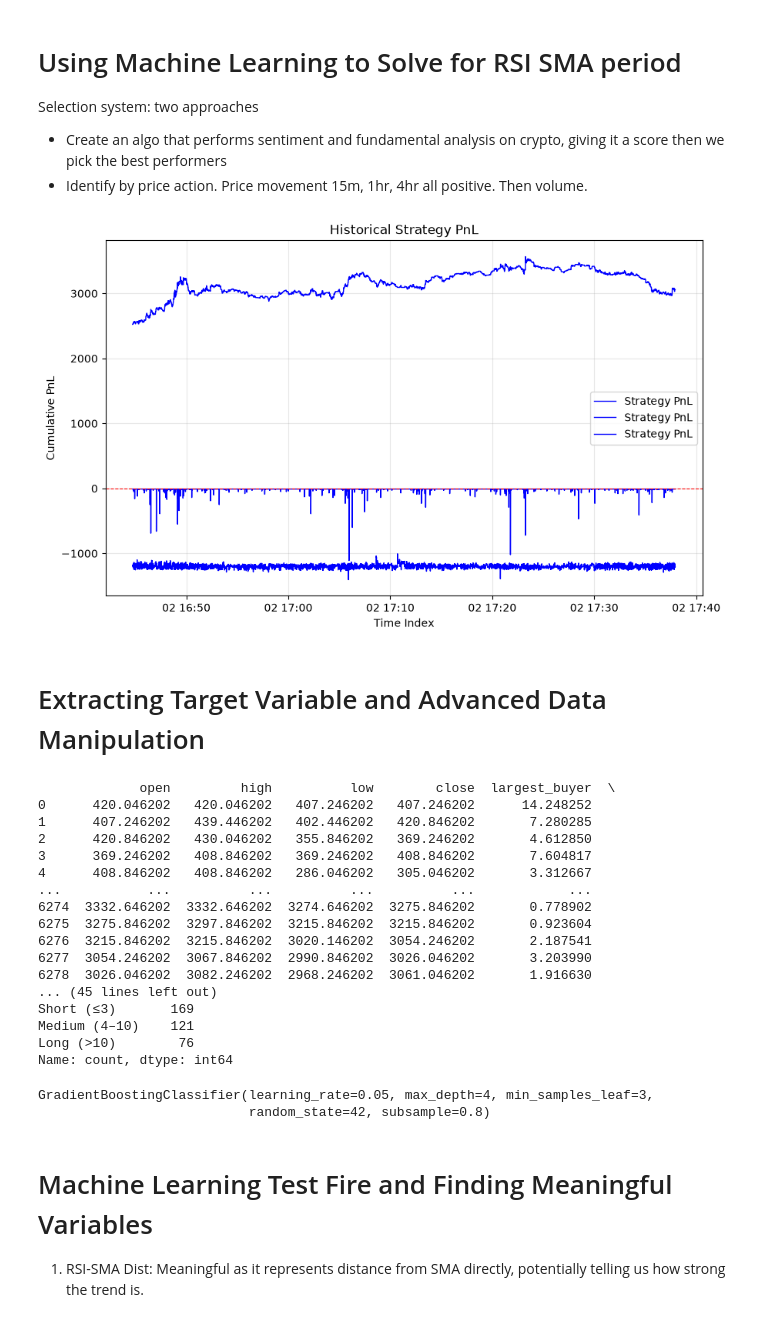
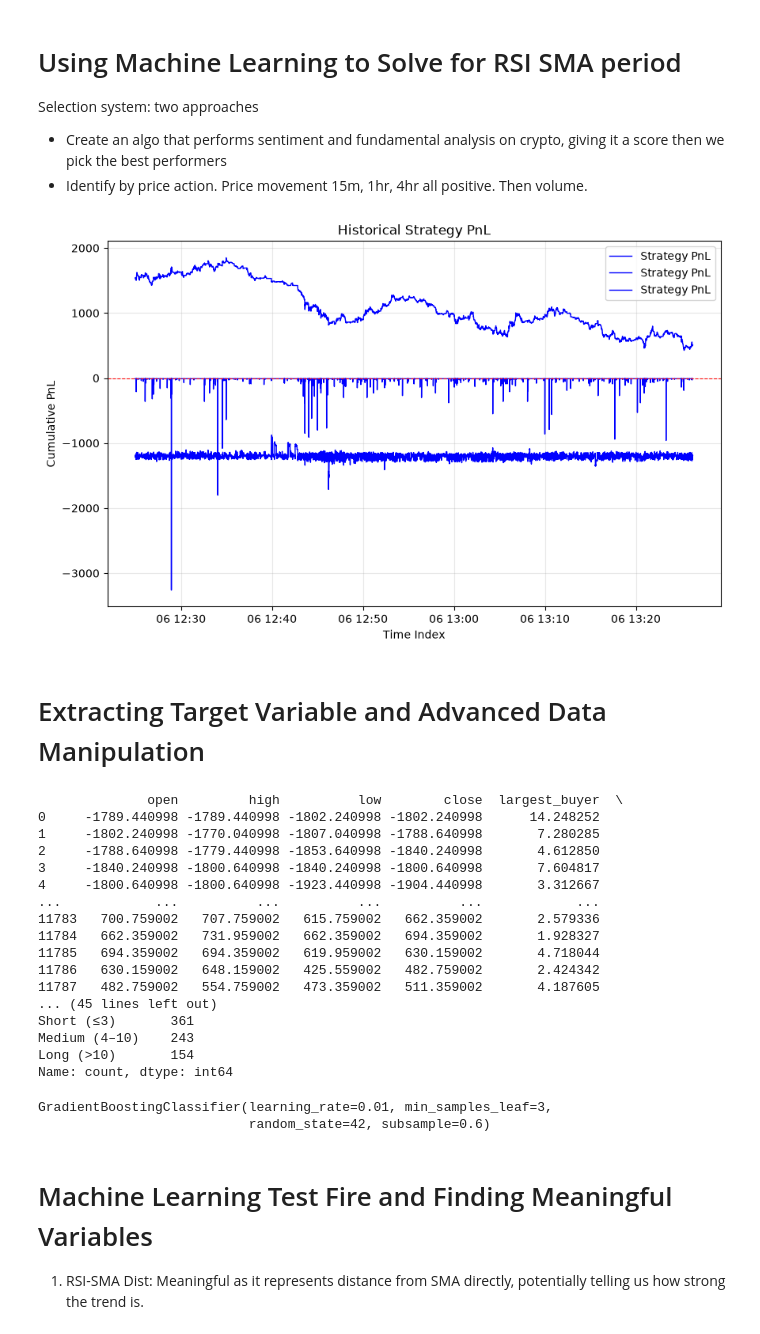
Before and after one commit to hmzk1422/OSADP-Infrastructure, a Jupyter notebook: research/ml-time.ipynb, the cells around one changed output. Saved outputs shown, nothing was run; the diff lists cells and outputs as text; code cells hidden in the pictures.

```diff
--- a/research/ml-time.ipynb
+++ b/research/ml-time.ipynb
@@ -15,8 +15,19 @@ import numpy as np
 from utils.indicators import *
 from utils.engine import *
 
-df_orderbook = pd.read_csv("./csv/BTCUSDT_orderbook.csv")
-df_trades = pd.read_csv("./csv/BTCUSDT_trades.csv")
+import pandas as pd
+
+# 1. Load your data
+df_orderbook_1 = pd.read_csv("./csv/BTCUSDT_orderbook.csv")
+df_trades_1 = pd.read_csv("./csv/BTCUSDT_trades.csv")
+
+df_orderbook_2 = pd.read_csv("./csv/BTCUSDT_orderbook_2.csv")  # Assuming this is a different file
+df_trades_2 = pd.read_csv("./csv/BTCUSDT_trades_2.csv")      # Assuming this is a different file
+
+# 2. Combine them vertically
+df_orderbook = pd.concat([df_orderbook_1, df_orderbook_2], ignore_index=True)
+df_trades = pd.concat([df_trades_1, df_trades_2], ignore_index=True)
+
 # Convert unix timestamp to datetime
 df_orderbook['datetime'] = pd.to_datetime(df_orderbook['timestamp'], unit='ms')  # change unit to 's' if in seconds
 df_trades['datetime'] = pd.to_datetime(df_trades['timestamp'], unit='ms')
@@ -46,34 +57,34 @@ df_trades['sell_vol'] = df_trades['amount'].where(df_trades['side'] == 'sell', 0
 
 # Aggregate trades to 1m
 df_trades_1m = df_trades.resample('1min').agg({
     'price': ['first', 'max', 'min', 'last', 'count'],
     'amount': 'sum',
     'buy_vol': ['sum', 'max'],
     'sell_vol': ['sum', 'max']
 })
 
 # Flatten multi-level columns
 df_trades_1m.columns = ['open', 'high', 'low', 'close', 'num_trades', 'volume', 'agg_buyer', 'largest_buyer', 'agg_seller', 'largest_seller']
 
 df_trades_1m = df_trades_1m.dropna(subset=['close'])
 
 df_price_1m = pd.DataFrame({
     'open': df_ob_1m['open'],
     'high': df_ob_1m['high'],
     'low': df_ob_1m['low'],
     'close': df_ob_1m['close'],
     'largest_buyer': df_trades_1m['largest_buyer'] * 100 / df_trades_1m['volume'],
     'largest_seller': df_trades_1m['largest_seller'] * 100 / df_trades_1m['volume'],
     'OFI_LOB': 100*(df_ob_1m['bid_amount'] - df_ob_1m['ask_amount']) / (df_ob_1m['bid_amount'] + df_ob_1m['ask_amount']),
     'OFI_AGG': 100*(df_trades_1m['agg_buyer'] - df_trades_1m['agg_seller']) / (df_trades_1m['agg_buyer'] + df_trades_1m['agg_seller']),
     'CVD': calculate_cvd(df_trades_1m['agg_buyer'], df_trades_1m['agg_seller']),
     'candle_type': abs(df_ob_1m['close'] - df_ob_1m['open']) / abs(df_ob_1m['high'] - df_ob_1m['low']),
     'candle_size': (df_ob_1m['high'] - df_ob_1m['low']) / (df_ob_1m['high'] - df_ob_1m['low']).rolling(14).mean(),
 })
 
 plot_one(df_orderbook[['mid_price', 'spread', 'depth']].tail(80000))
 # %% [output]
-[figure, old version]
+[figure, new version]
 # %% [markdown]
 # Extracting Target Variable and Advanced Data Manipulation
 # %%
@@ -274,33 +285,33 @@ sw_tr = compute_sample_weight('balanced', y_tr)
 
 clf = GradientBoostingClassifier(
     n_estimators     = 100,
-    subsample        = 0.8,
+    subsample        = 0.6,
     max_depth        = 4,
-    learning_rate    = 0.05,
+    learning_rate    = 0.01,
     min_samples_leaf = 3,
     random_state     = 42,
 )
 clf.fit(X_tr_s, y_tr, sample_weight=sw_tr)
 # %% [output]
-             open         high          low        close  largest_buyer  \
-0      420.046202   420.046202   407.246202   407.246202      14.248252
-1      407.246202   439.446202   402.446202   420.846202       7.280285
-2      420.846202   430.046202   355.846202   369.246202       4.612850
-3      369.246202   408.846202   369.246202   408.846202       7.604817
-4      408.846202   408.846202   286.046202   305.046202       3.312667
-...           ...          ...          ...          ...            ...
-6274  3332.646202  3332.646202  3274.646202  3275.846202       0.778902
-6275  3275.846202  3297.846202  3215.846202  3215.846202       0.923604
-6276  3215.846202  3215.846202  3020.146202  3054.246202       2.187541
-6277  3054.246202  3067.846202  2990.846202  3026.046202       3.203990
-6278  3026.046202  3082.246202  2968.246202  3061.046202       1.916630
+              open         high          low        close  largest_buyer  \
+0     -1789.440998 -1789.440998 -1802.240998 -1802.240998      14.248252
+1     -1802.240998 -1770.040998 -1807.040998 -1788.640998       7.280285
+2     -1788.640998 -1779.440998 -1853.640998 -1840.240998       4.612850
+3     -1840.240998 -1800.640998 -1840.240998 -1800.640998       7.604817
+4     -1800.640998 -1800.640998 -1923.440998 -1904.440998       3.312667
+...            ...          ...          ...          ...            ...
+11783   700.759002   707.759002   615.759002   662.359002       2.579336
+11784   662.359002   731.959002   662.359002   694.359002       1.928327
+11785   694.359002   694.359002   619.959002   630.159002       4.718044
+11786   630.159002   648.159002   425.559002   482.759002       2.424342
+11787   482.759002   554.759002   473.359002   511.359002       4.187605
 ... (45 lines left out)
-Short (≤3)       169
-Medium (4–10)    121
-Long (>10)        76
+Short (≤3)       361
+Medium (4–10)    243
+Long (>10)       154
 Name: count, dtype: int64
-GradientBoostingClassifier(learning_rate=0.05, max_depth=4, min_samples_leaf=3,
-                           random_state=42, subsample=0.8)
+GradientBoostingClassifier(learning_rate=0.01, min_samples_leaf=3,
+                           random_state=42, subsample=0.6)
 # %% [markdown]
 # Machine Learning Test Fire and Finding Meaningful Variables
 1. RSI-SMA Dist: Meaningful as it represents distance from SMA directly, potentially telling us how strong the trend is.
```
Also changed, not shown: parts of 2 cells of this notebook, 6 other files.
